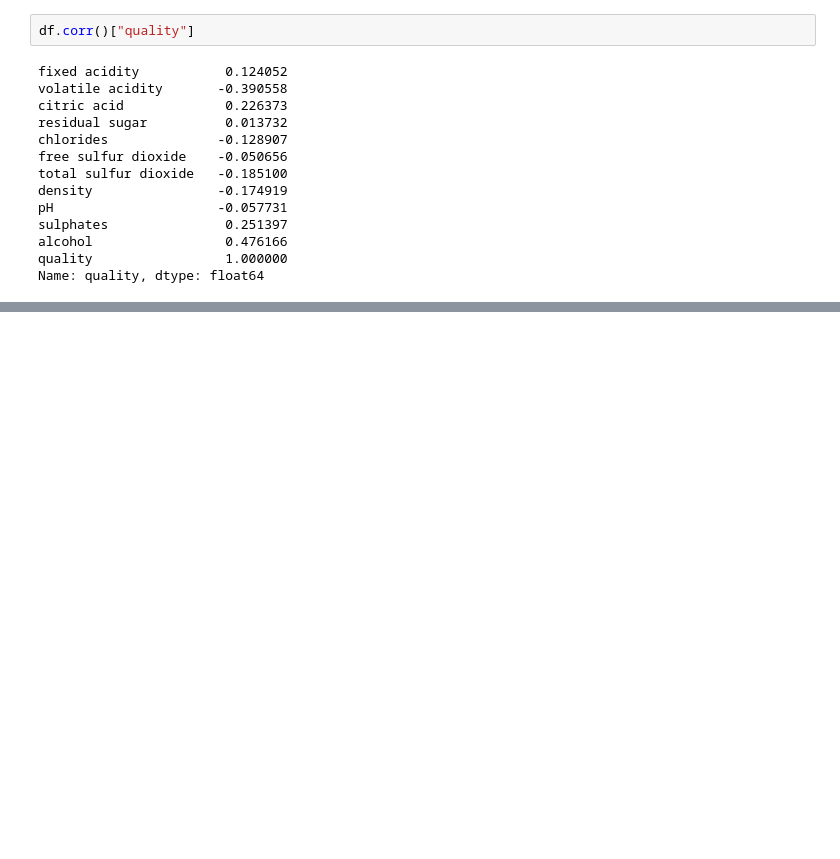
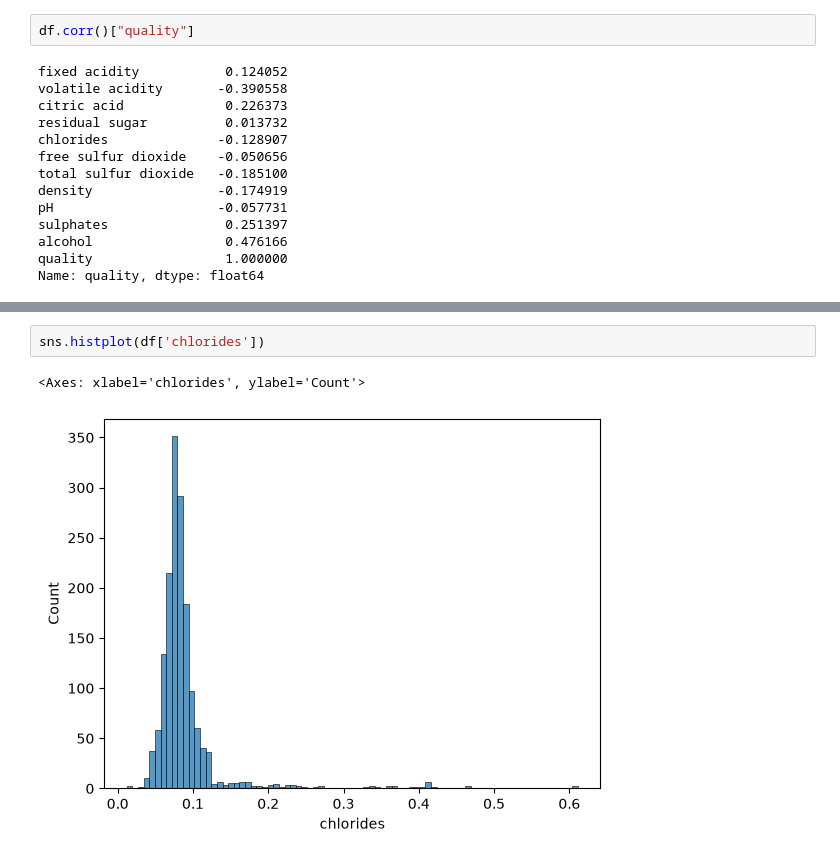
Before and after one commit to SabiahMdk/SabiahDAS, a Jupyter notebook: PYTHON/Feature Eng.ipynb/EDA redwine.ipynb, the cells around one changed output, grey strips where cells are left out. Cells and saved outputs as stored; diff of their text form; blank space fills up the shorter version.

```diff
--- a/PYTHON/Feature Eng.ipynb/EDA redwine.ipynb
+++ b/PYTHON/Feature Eng.ipynb/EDA redwine.ipynb
@@ -178,0 +234,5 @@ Name: quality, dtype: float64
+# %%
+sns.histplot(df['chlorides'])
+# %% [output]
+<Axes: xlabel='chlorides', ylabel='Count'>
+[figure, added]
```
Also changed, not shown: parts of 7 cells of this notebook, 2 other files.
